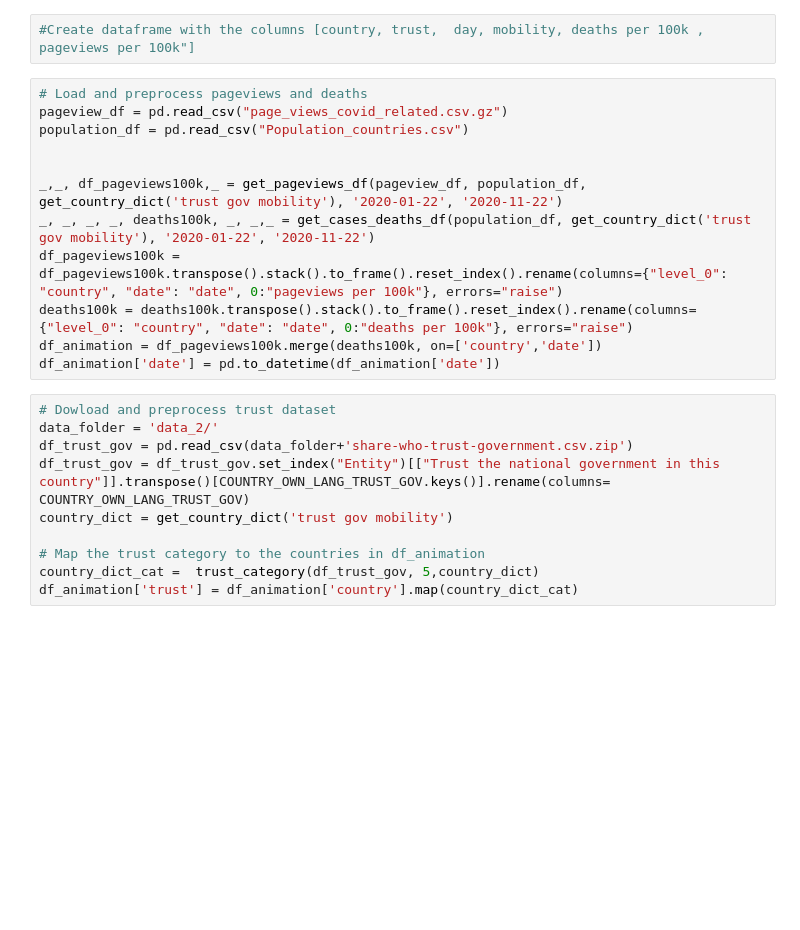
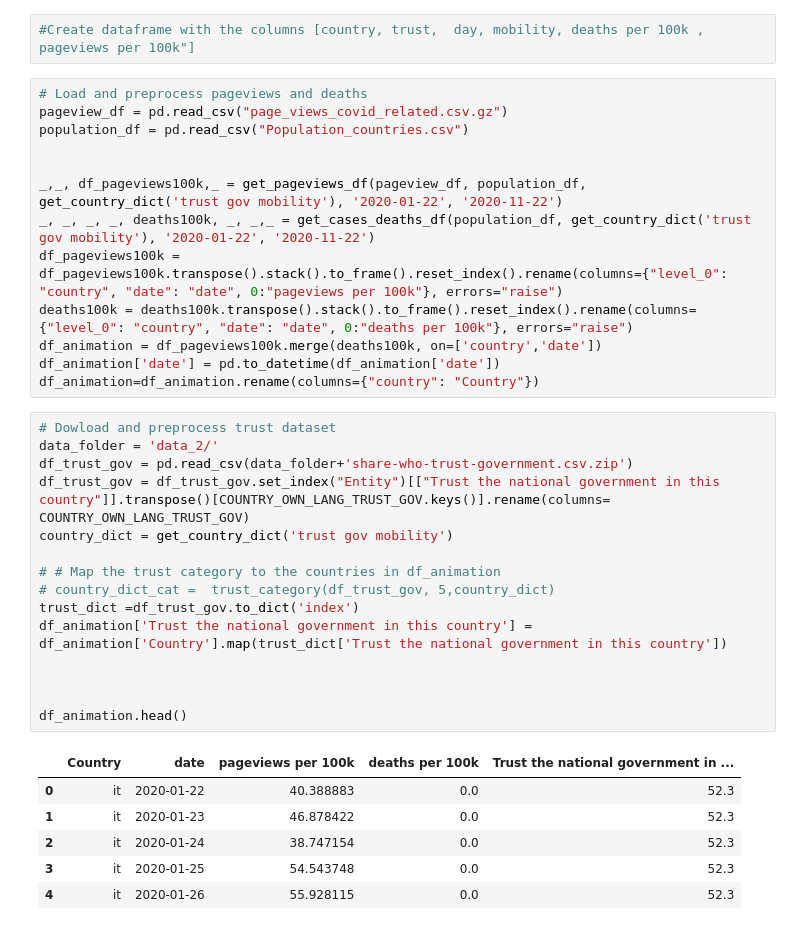
Before and after one commit to epfl-ada/ada-2022-project-thedatadiggers22, a Jupyter notebook: animated_figure.ipynb, the cells around one changed output. Drawn from its saved outputs; the diff is of its cells as text; blank space fills up the shorter version.

```diff
--- a/animated_figure.ipynb
+++ b/animated_figure.ipynb
@@ -22,16 +22,29 @@ df_pageviews100k = df_pageviews100k.transpose().stack().to_frame().reset_index()
 deaths100k = deaths100k.transpose().stack().to_frame().reset_index().rename(columns={"level_0": "country", "date": "date", 0:"deaths per 100k"}, errors="raise")
 df_animation = df_pageviews100k.merge(deaths100k, on=['country','date'])
 df_animation['date'] = pd.to_datetime(df_animation['date'])
+df_animation=df_animation.rename(columns={"country": "Country"})
 # %%
 # Dowload and preprocess trust dataset
 data_folder = 'data_2/'
 df_trust_gov = pd.read_csv(data_folder+'share-who-trust-government.csv.zip')
 df_trust_gov = df_trust_gov.set_index("Entity")[["Trust the national government in this country"]].transpose()[COUNTRY_OWN_LANG_TRUST_GOV.keys()].rename(columns= COUNTRY_OWN_LANG_TRUST_GOV)
 country_dict = get_country_dict('trust gov mobility')
 
-# Map the trust category to the countries in df_animation
-country_dict_cat =  trust_category(df_trust_gov, 5,country_dict)
-df_animation['trust'] = df_animation['country'].map(country_dict_cat)
+# # Map the trust category to the countries in df_animation
+# country_dict_cat =  trust_category(df_trust_gov, 5,country_dict)
+trust_dict =df_trust_gov.to_dict('index')
+df_animation['Trust the national government in this country'] = df_animation['Country'].map(trust_dict['Trust the national government in this country'])
+
+
+
+df_animation.head()
+# %% [output]
+|  | Country | date | pageviews per 100k | deaths per 100k | Trust the national government in ... |
+| 0 | it | 2020-01-22 | 40.388883 | 0.0 | 52.3 |
+| 1 | it | 2020-01-23 | 46.878422 | 0.0 | 52.3 |
+| 2 | it | 2020-01-24 | 38.747154 | 0.0 | 52.3 |
+| 3 | it | 2020-01-25 | 54.543748 | 0.0 | 52.3 |
+| 4 | it | 2020-01-26 | 55.928115 | 0.0 | 52.3 |
 # %%
 data_folder = 'data_2/'
 
```
Also changed, not shown: parts of 4 cells of this notebook.
